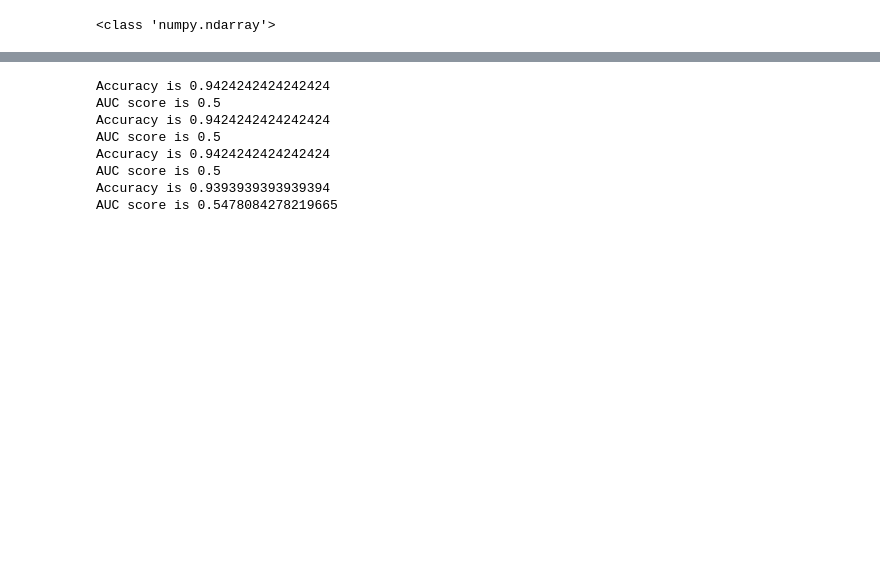
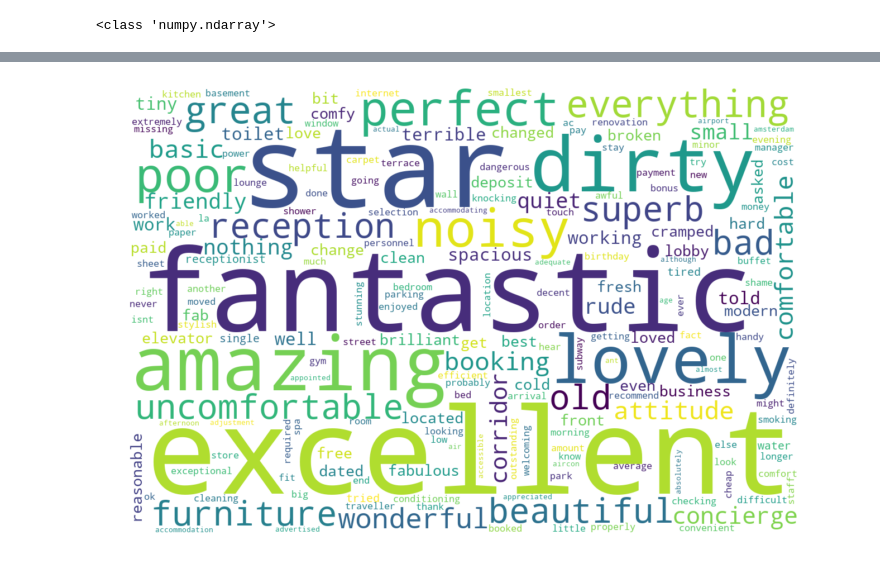
Before and after one commit to hobagolyka/Hotel-reviews, a Jupyter notebook: NoteBook_Files/Linear_Regression.ipynb, the cells around one changed output, grey strips where cells are left out. Drawn from its saved outputs; the diff is of its cells as text; code cells hidden in the pictures; blank space fills up the shorter version.

```diff
--- a/NoteBook_Files/Linear_Regression.ipynb
+++ b/NoteBook_Files/Linear_Regression.ipynb
@@ -122,25 +179,43 @@ def auc_score(t_label, pred):
+# %%
+from wordcloud import WordCloud
+
+
+# load cleaned data
+reviews = pd.read_csv('../Data/simple_clean_data.csv')
+
+only_pos_coef = []
+for x in coef:
+    scaled_freq = abs(x)
+    scaled_freq = scaled_freq * 10
+    scaled_freq = int(scaled_freq)
+    if scaled_freq > 0:
+        only_pos_coef.append(scaled_freq)
+    else:
+        only_pos_coef.append(0)
+
+freq = dict(zip(words, only_pos_coef))
+
+wordcloud = WordCloud(width=1200, height=800, background_color="white").generate_from_frequencies(freq)
+
+plt.figure(figsize=[12,9])
+plt.imshow(wordcloud, interpolation='bilinear')
+plt.axis("off")
+plt.show()
+# %% [output]
+[figure, added]
 # %%
-from sklearn.svm import SVC
+# from sklearn.svm import SVC
 
-SVM_clf_1 = SVC(C = 0.1, gamma = 1.0)
-SVM_clf_2 = SVC(C = 1.0, gamma = 1.0, class_weight = None)
-SVM_clf_3 = SVC(C = 1.0, gamma = 1.0, class_weight='balanced')
+# SVM_clf_1 = SVC(C = 0.1, gamma = 1.0)
+# SVM_clf_2 = SVC(C = 1.0, gamma = 1.0, class_weight = None)
+# SVM_clf_3 = SVC(C = 1.0, gamma = 1.0, class_weight='balanced')
 
 
 
-SVM_clf_3.fit(features_train, labels_train)
+# SVM_clf_3.fit(features_train, labels_train)
 
 
-test_model(SVM_clf_1, features_train, labels_train, features_test, labels_test)
-test_model(SVM_clf_2, features_train, labels_train, features_test, labels_test)
-test_model(SVM_clf_3, features_train, labels_train, features_test, labels_test)
-test_model(log_model, features_train, labels_train, features_test, labels_test)
+# test_model(SVM_clf_1, features_train, labels_train, features_test, labels_test)
+# test_model(SVM_clf_2, features_train, labels_train, features_test, labels_test)
+# test_model(SVM_clf_3, features_train, labels_train, features_test, labels_test)
+# test_model(log_model, features_train, labels_train, features_test, labels_test)
-# %% [output]
-Accuracy is 0.9424242424242424
-AUC score is 0.5
-Accuracy is 0.9424242424242424
-AUC score is 0.5
-Accuracy is 0.9424242424242424
-AUC score is 0.5
-Accuracy is 0.9393939393939394
-AUC score is 0.5478084278219665
```
Also changed, not shown: parts of 23 cells of this notebook, 12 other files.
